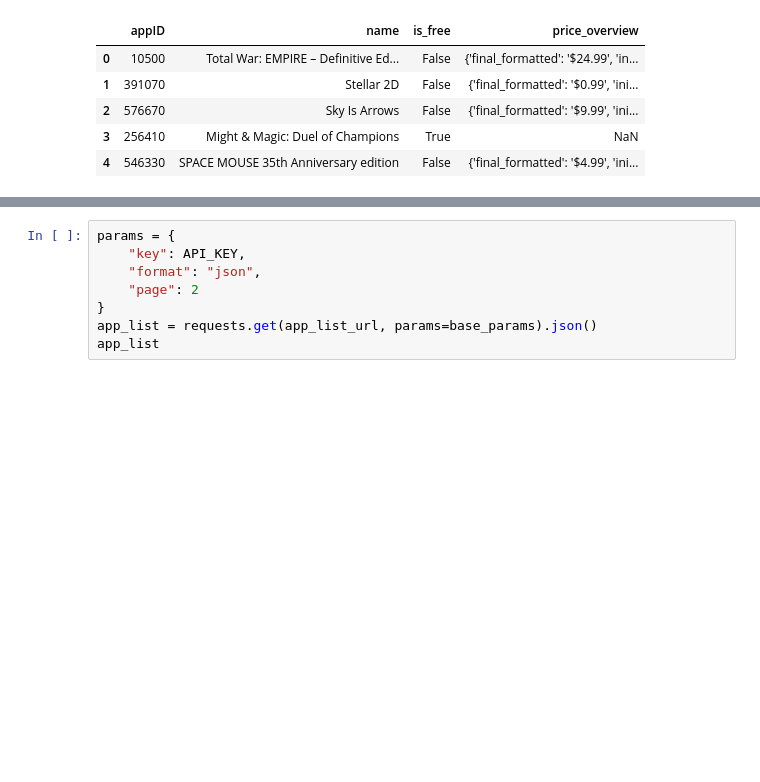
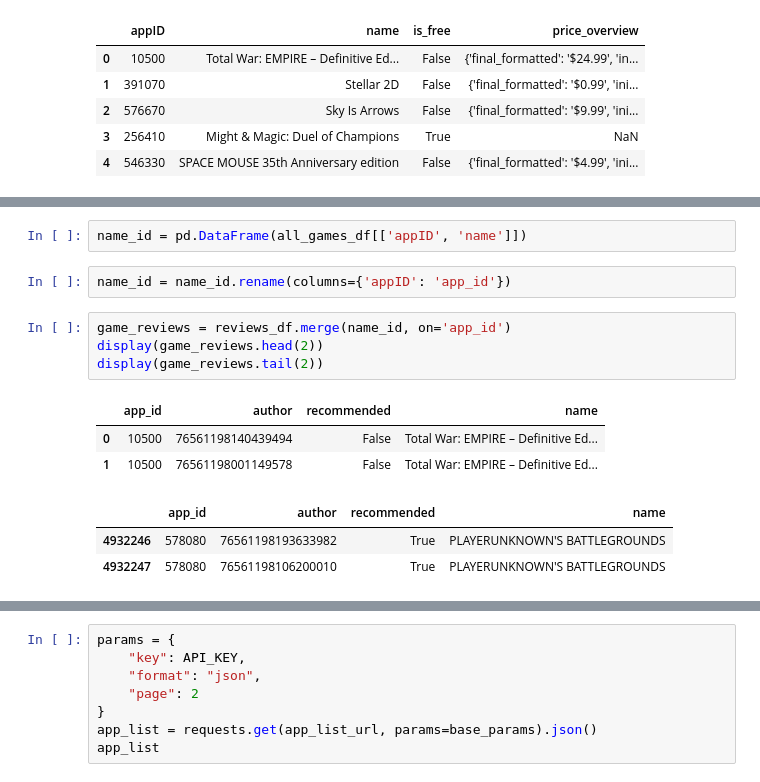
Before and after one commit to professav/Project-2, a Jupyter notebook: steam.ipynb, the cells around one changed output, grey strips where cells are left out. Saved outputs shown, nothing was run; the diff lists cells and outputs as text; blank space fills up the shorter version.

```diff
--- a/steam.ipynb
+++ b/steam.ipynb
@@ -175,0 +163,15 @@ print(reviews_df.tail())
+# %%
+name_id = pd.DataFrame(all_games_df[['appID', 'name']])
+# %%
+name_id = name_id.rename(columns={'appID': 'app_id'})
+# %%
+game_reviews = reviews_df.merge(name_id, on='app_id')
+display(game_reviews.head(2))
+display(game_reviews.tail(2))
+# %% [output]
+|  | app_id | author | recommended | name |
+| 0 | 10500 | 76561198140439494 | False | Total War: EMPIRE – Definitive Ed... |
+| 1 | 10500 | 76561198001149578 | False | Total War: EMPIRE – Definitive Ed... |
+|  | app_id | author | recommended | name |
+| 4932246 | 578080 | 76561198193633982 | True | PLAYERUNKNOWN'S BATTLEGROUNDS |
+| 4932247 | 578080 | 76561198106200010 | True | PLAYERUNKNOWN'S BATTLEGROUNDS |
```
Also changed, not shown: parts of 27 cells of this notebook, 2 other files.
